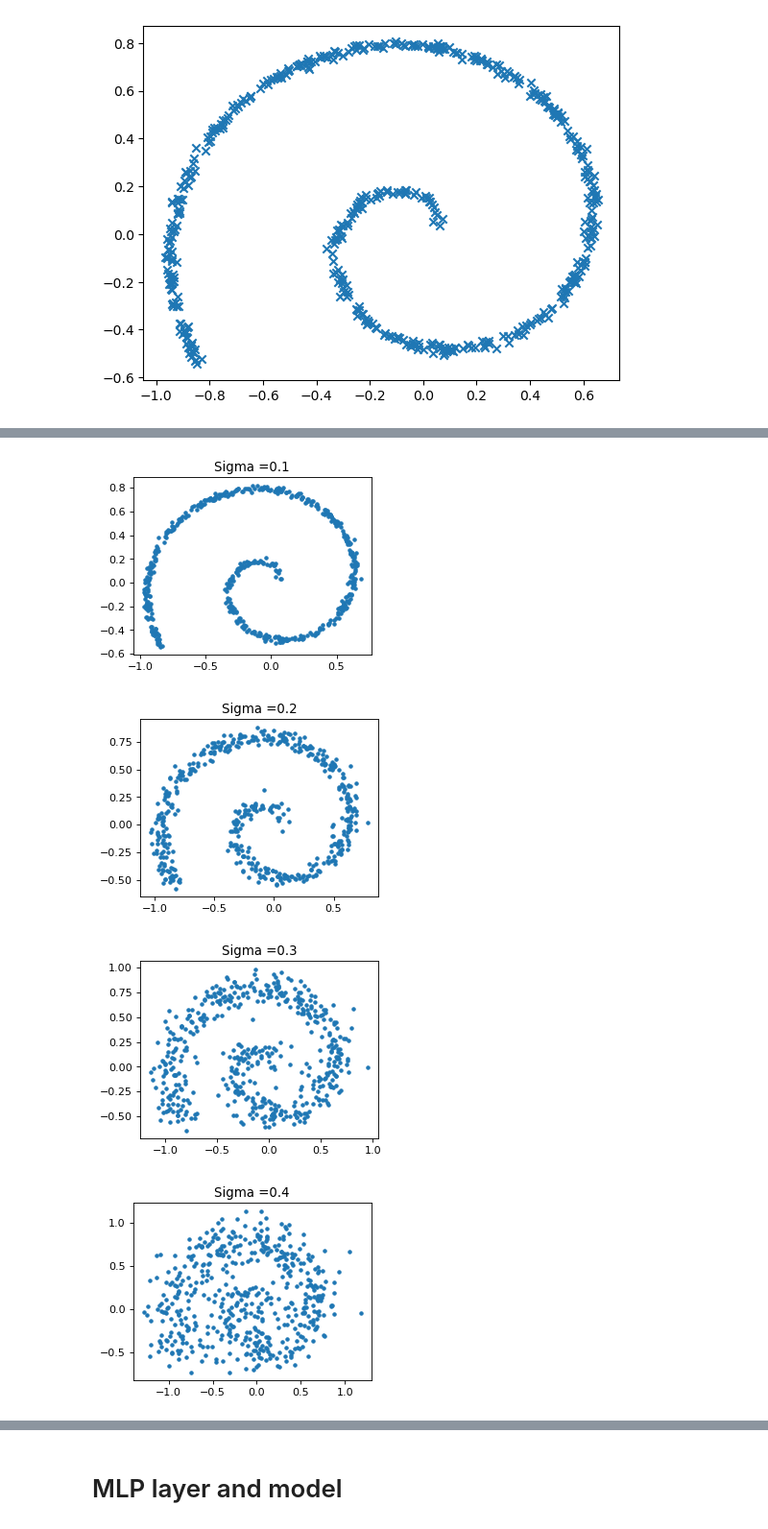
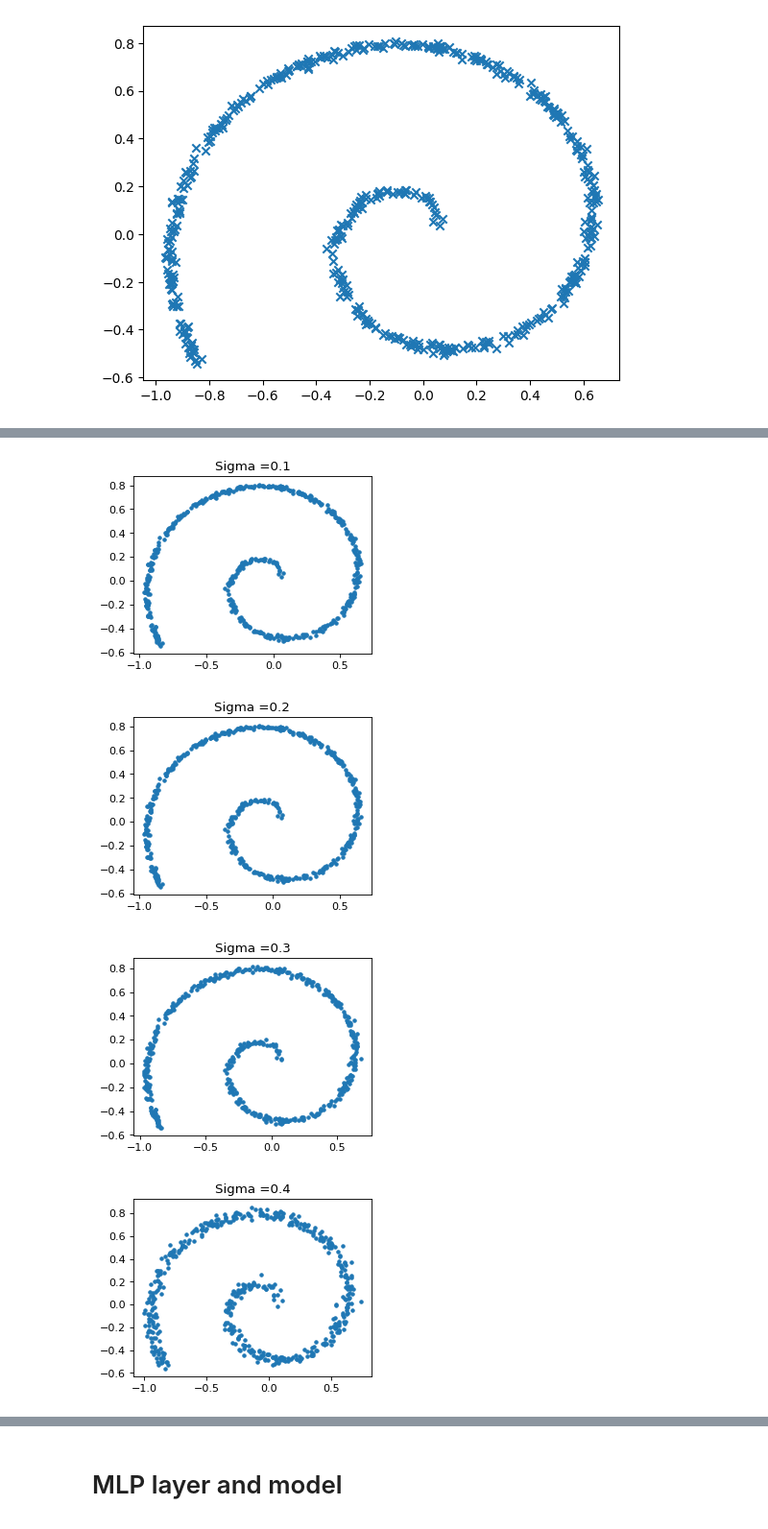
Before and after one commit to Creaptis/diffusion, a Jupyter notebook: TEST.ipynb, the cells around one changed output, grey strips where cells are left out. Shown at 96% size. Cells and saved outputs as stored; diff of their text form; code cells hidden in the pictures.

```diff
--- a/TEST.ipynb
+++ b/TEST.ipynb
@@ -44,19 +50,19 @@ def diffuseBatch(key, positions, sigma) :
 # %%
 # Test
 key = random.PRNGKey(seed)
 key2, key3 = random.split(key)
 samples = generateBatchPoints(key)
 
 for sigmax10 in range(10) :
-    sigma = (sigmax10/10.)**2*np.ones((batch_size,1,1))
+    sigma = (sigmax10/10.)**4*np.ones((batch_size,1,1))
     samples_noisy = diffuseBatch(key2, samples, sigma)
     plt.figure(figsize=(4, 3), dpi=80)
     plt.scatter( samples_noisy[:,0,0], samples_noisy[:,1,0], marker = '.')
     plt.title("Sigma =" + str(sigmax10/10.))
     plt.show()
 # %% [output]
 [figure]
-[figure, old version]
+[figure, new version]
-[figure, old version]
+[figure, new version]
-[figure, old version]
+[figure, new version]
-[figure, old version]
+[figure, new version]
```
Also changed, not shown: parts of 12 cells of this notebook, 1 other file.
